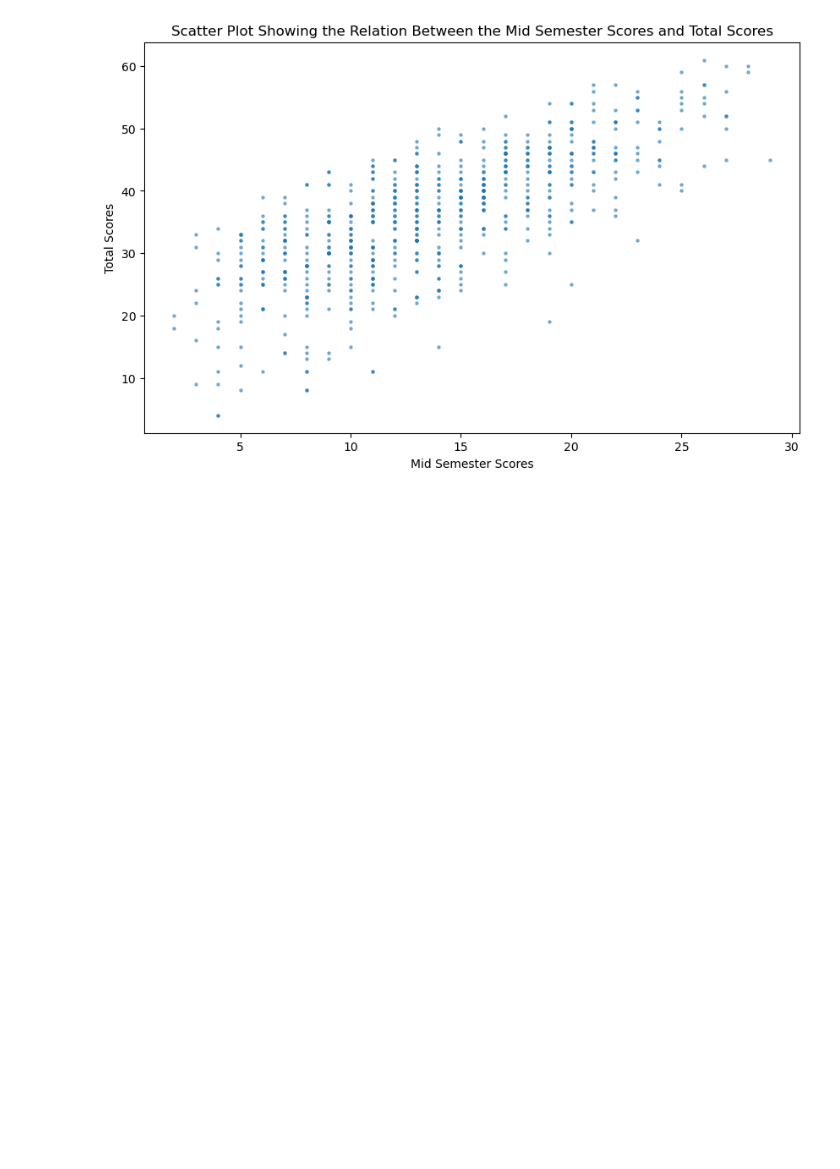
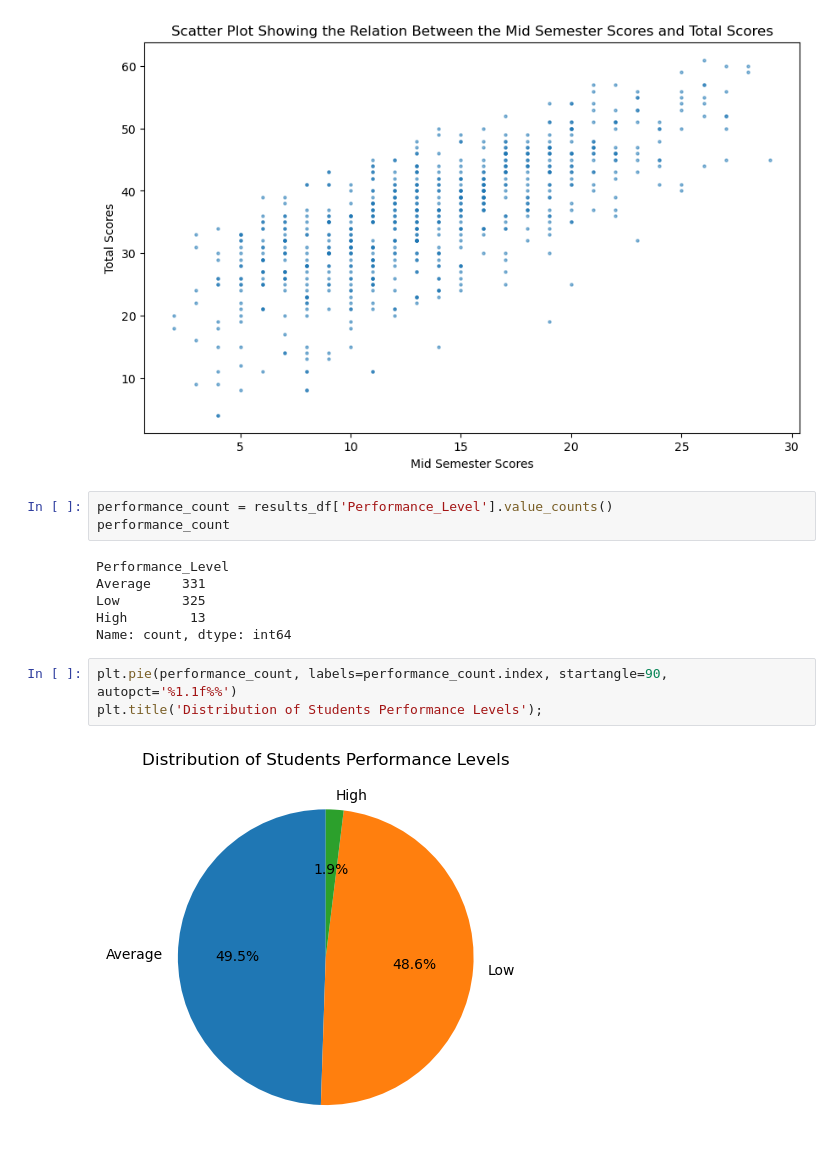
Before and after one commit to Mark-El-arch/Class_results_data-Analysis, a Jupyter notebook: math_results_analysis.ipynb, the cells around one changed output. Cells and saved outputs as stored; diff of their text form; blank space fills up the shorter version.

Commit message:
pie chart visualization on our performance levels

```diff
--- a/math_results_analysis.ipynb
+++ b/math_results_analysis.ipynb
@@ -270,3 +270,17 @@ plt.xlabel('Mid Semester Scores')
 plt.ylabel('Total Scores');
 # %% [output]
 [figure]
+# %%
+performance_count = results_df['Performance_Level'].value_counts()
+performance_count
+# %% [output]
+Performance_Level
+Average    331
+Low        325
+High        13
+Name: count, dtype: int64
+# %%
+plt.pie(performance_count, labels=performance_count.index, startangle=90, autopct='%1.1f%%')
+plt.title('Distribution of Students Performance Levels');
+# %% [output]
+[figure, added]
```
